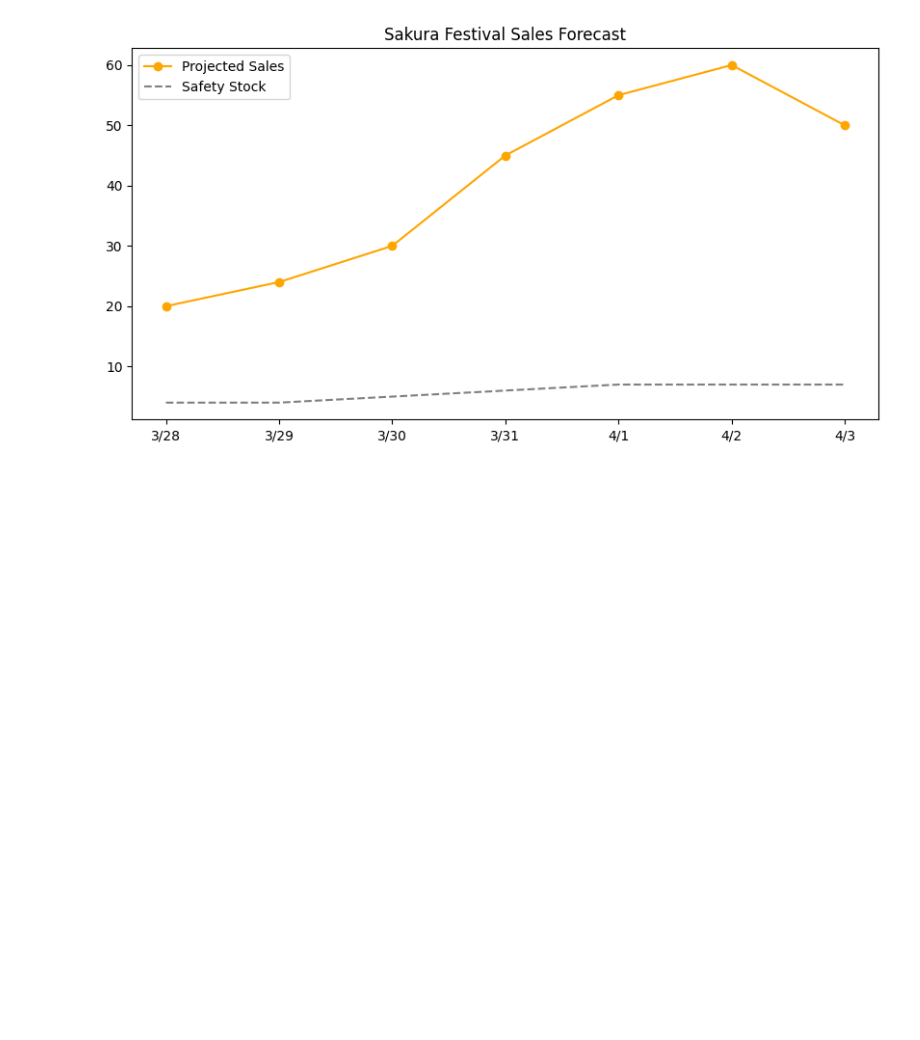
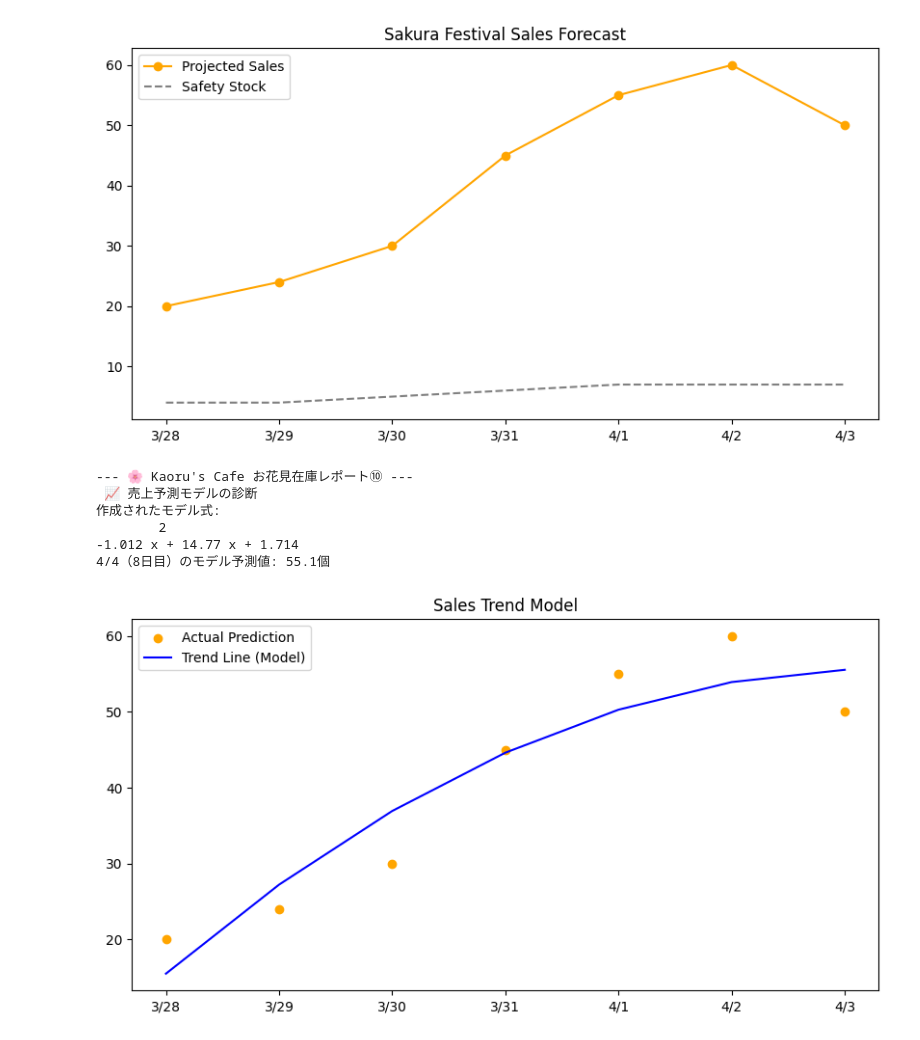
Before and after one commit to kaoru1018/cafe-forecast, a Jupyter notebook: Cafe経営レポート.ipynb, the cells around one changed output. Cells and saved outputs as stored; diff of their text form; code cells hidden in the pictures; blank space fills up the shorter version.

```diff
--- a/Cafe経営レポート.ipynb
+++ b/Cafe経営レポート.ipynb
@@ -414,3 +414,47 @@ plt.show()
 4/2      60    234      5      7
 4/3      50    284    -10      7
 [figure]
+# %%
+#Kaoru's Cafe 経営レポート⑩
+#2次多項式回帰を用いたカフェの売上推移予測モデル
+#7日間の売上げデータから、8日目(4/4)の来客数・売上げを予測するシミュレーションを作ってみた！
+#「単なる右肩上がりの予測ではなく、2次多項式回帰を用いることで、開店初期の勢いやトレンドの変化をより正確に捉えることに挑戦しました。
+#4/4の目標値設定の根拠として活用しています。」
+
+import numpy as np
+import pandas as pd
+import matplotlib.pyplot as plt # グラフ用に追加
+
+daily_sales = np.array([20, 24, 30, 45, 55, 60, 50])
+days = ['3/28', '3/29', '3/30', '3/31', '4/1', '4/2', '4/3']
+# 1. 横軸（1日目〜7日目）を数字で用意
+x = np.arange(1, 8)
+
+# 2. 【モデル作成】1次関数（直線）で売上の伸びを計算
+# np.polyfit(横軸, 縦軸, 次数)
+model_params = np.polyfit(x, daily_sales, 2) # 傾きと切片を計算
+predict_func = np.poly1d(model_params)      # 数式を作成
+
+# 3. モデルを使って「4/4（8日目）」の売上を予測！
+next_day_predict = predict_func(8)
+
+print(f"--- 🌸 Kaoru's Cafe お花見在庫レポート⑩ ---")
+print(f" 📈 売上予測モデルの診断 ")
+print(f"作成されたモデル式: \n{predict_func}")
+print(f"4/4（8日目）のモデル予測値: {next_day_predict:.1f}個")
+
+# 4. グラフに「予測モデルの線」を重ねる
+plt.figure(figsize=(10, 5))
+plt.scatter(days, daily_sales, color='orange', label='Actual Prediction') # 点
+plt.plot(days, predict_func(x), color='blue', label='Trend Line (Model)')  # モデルの線
+plt.title("Sales Trend Model")
+plt.legend()
+plt.show()
+# %% [output]
+--- 🌸 Kaoru's Cafe お花見在庫レポート⑩ ---
+ 📈 売上予測モデルの診断
+作成されたモデル式:
+        2
+-1.012 x + 14.77 x + 1.714
+4/4（8日目）のモデル予測値: 55.1個
+[figure, added]
```
